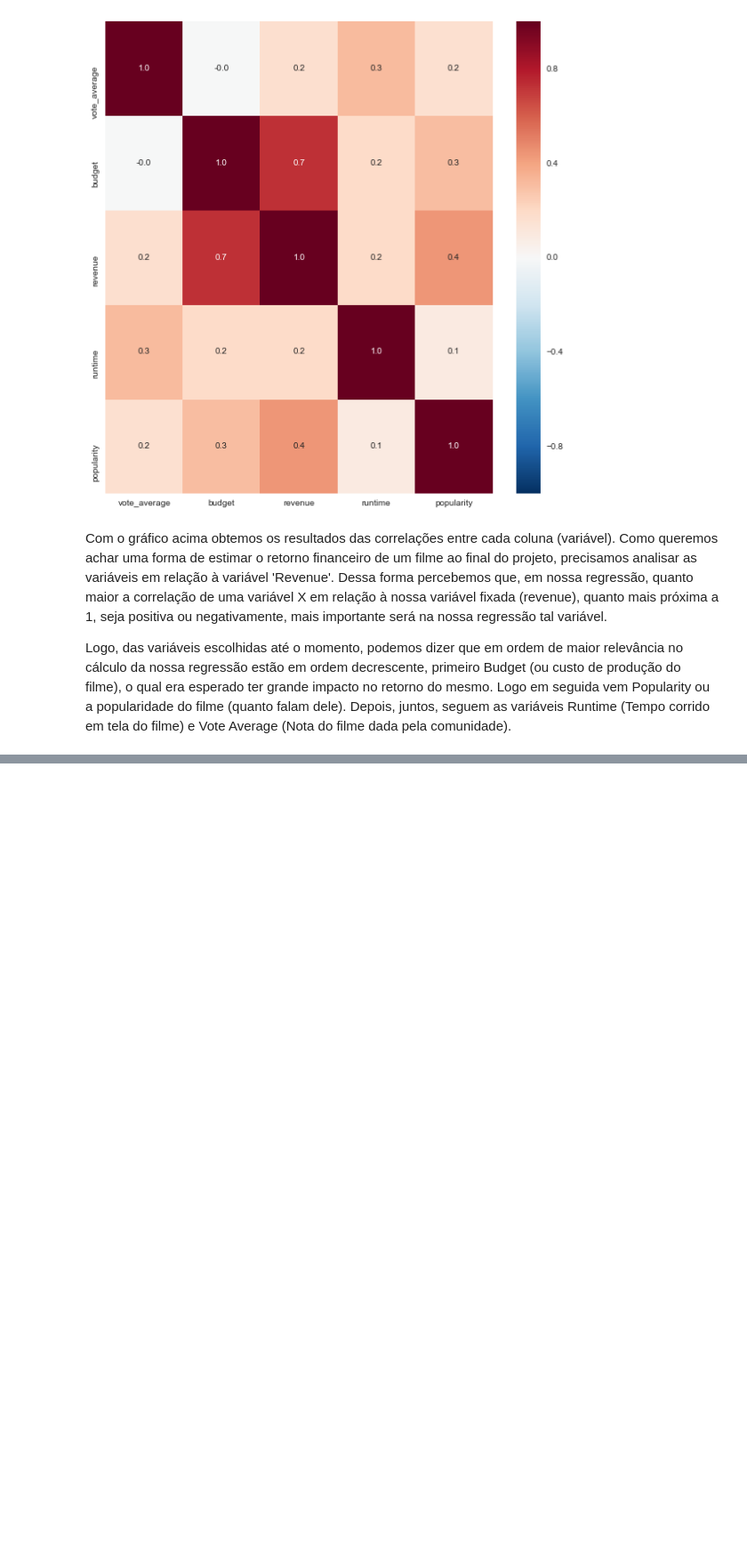
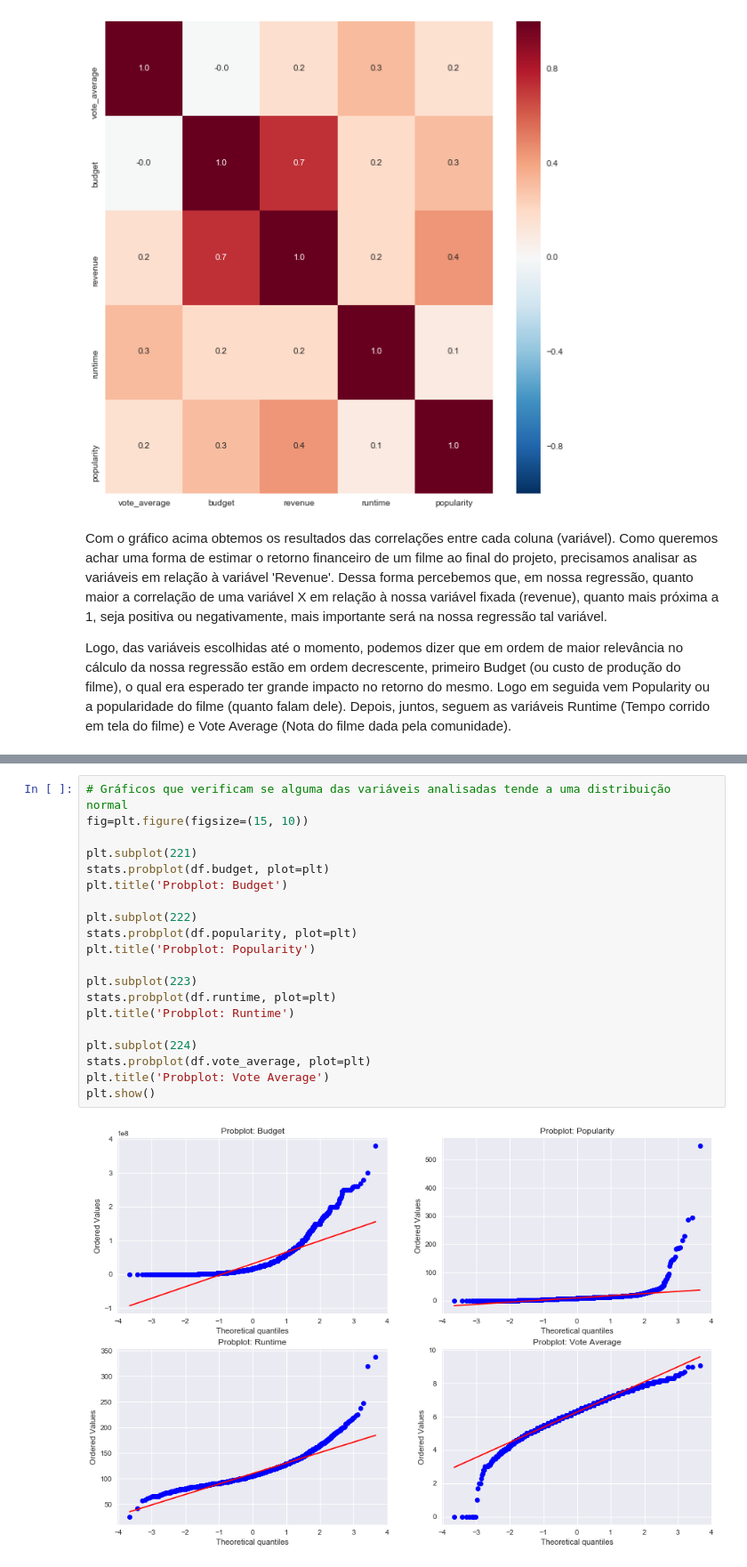
Before and after one commit to lucaslealvale/CD2018_Projeto3, a Jupyter notebook: Projeto 3.ipynb, the cells around one changed output, grey strips where cells are left out. Shown at 89% size. Cells and saved outputs as stored; diff of their text form; blank space fills up the shorter version.

```diff
--- a/Projeto 3.ipynb
+++ b/Projeto 3.ipynb
@@ -74,0 +125,22 @@ Logo, das variáveis escolhidas até o momento, podemos dizer que em ordem de ma
+# %%
+# Gráficos que verificam se alguma das variáveis analisadas tende a uma distribuição normal
+fig=plt.figure(figsize=(15, 10))
+
+plt.subplot(221)
+stats.probplot(df.budget, plot=plt)
+plt.title('Probplot: Budget')
+
+plt.subplot(222)
+stats.probplot(df.popularity, plot=plt)
+plt.title('Probplot: Popularity')
+
+plt.subplot(223)
+stats.probplot(df.runtime, plot=plt)
+plt.title('Probplot: Runtime')
+
+plt.subplot(224)
+stats.probplot(df.vote_average, plot=plt)
+plt.title('Probplot: Vote Average')
+plt.show()
+# %% [output]
+[figure, added]
```
Also changed, not shown: parts of 6 cells of this notebook.
